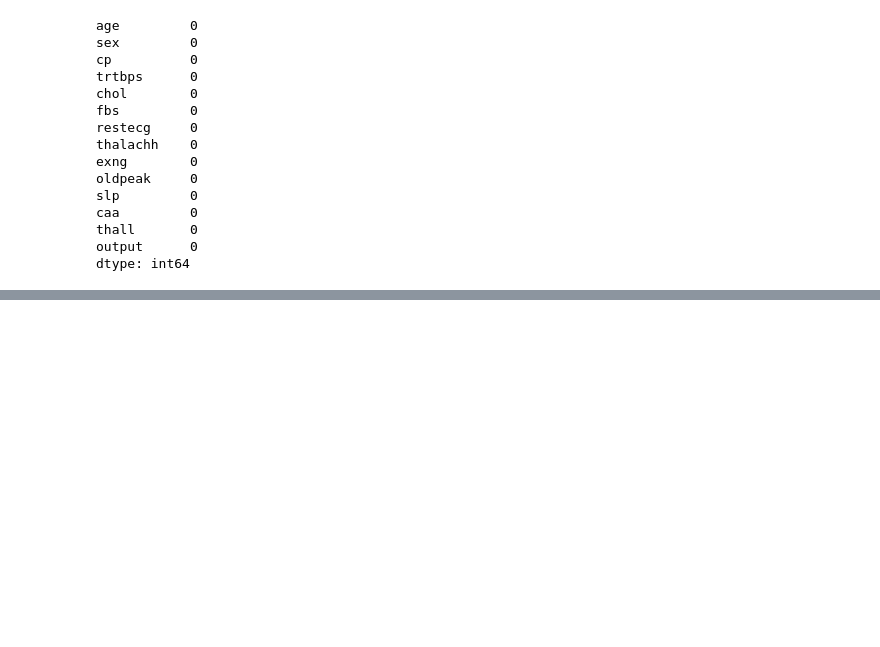
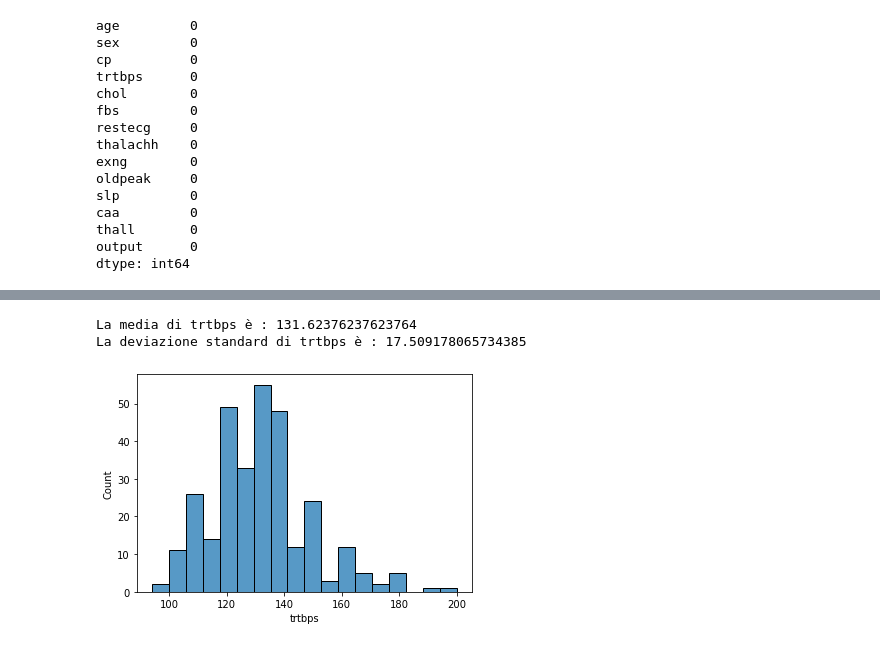
Before and after one commit to B1lly96/Heart_attack_kaggle, a Jupyter notebook: Data_cleaning_heart.ipynb, the cells around one changed output, grey strips where cells are left out. Cells and saved outputs as stored; diff of their text form; code cells hidden in the pictures; blank space fills up the shorter version.

```diff
--- a/Data_cleaning_heart.ipynb
+++ b/Data_cleaning_heart.ipynb
@@ -41,0 +75,8 @@ dtype: int64
+# %%
+# trtbps
+trtbps = heart_data['trtbps']
+mean_std_hist( trtbps, "trtbps" )
+# %% [output]
+La media di trtbps è : 131.62376237623764
+La deviazione standard di trtbps è : 17.509178065734385
+[figure, added]
```
Also changed, not shown: parts of 17 cells of this notebook, 2 other files.
